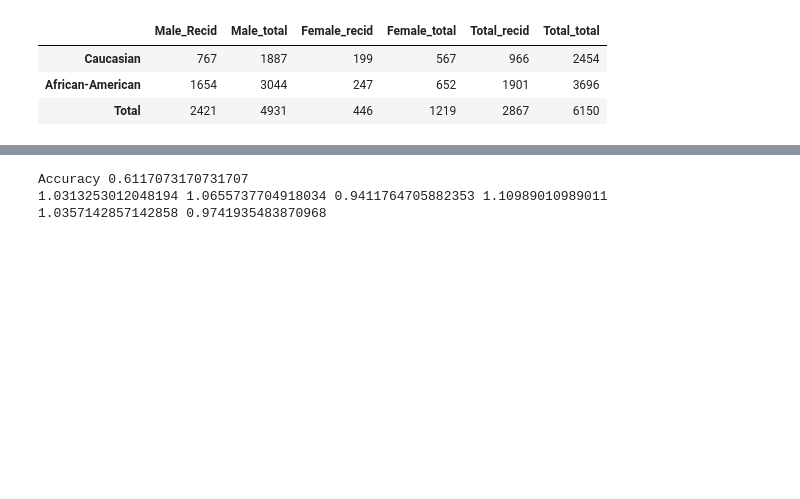
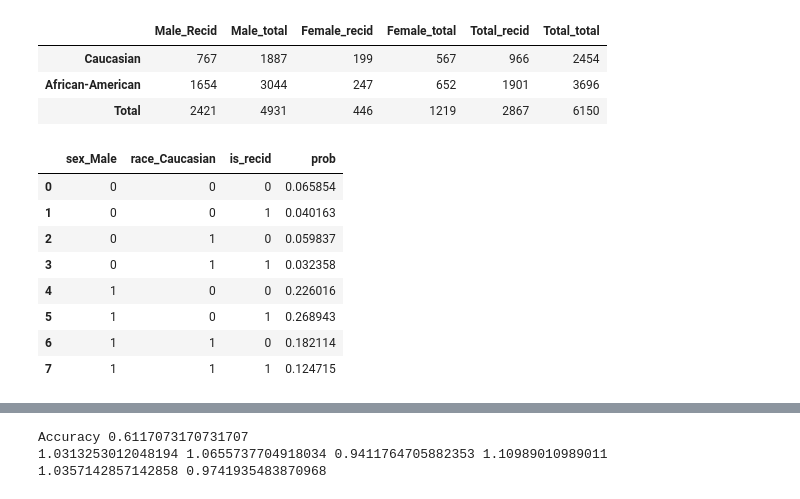
Before and after one commit to llmlks/fairness-recidivism, a Jupyter notebook: Project3.ipynb, the cells around one changed output, grey strips where cells are left out. Cells and saved outputs as stored; diff of their text form; code cells hidden in the pictures; blank space fills up the shorter version.

```diff
--- a/Project3.ipynb
+++ b/Project3.ipynb
@@ -163,3 +163,18 @@ pd.DataFrame({'Male_Recid': [
 | Caucasian | 767 | 1887 | 199 | 567 | 966 | 2454 |
 | African-American | 1654 | 3044 | 247 | 652 | 1901 | 3696 |
 | Total | 2421 | 4931 | 446 | 1219 | 2867 | 6150 |
+# %%
+joint_probs = pred_df.assign(is_recid=response).groupby(
+    by=['sex_Male', 'race_Caucasian', 'is_recid']
+).size() / pred_df.assign(is_recid=response).shape[0]
+joint_probs.reset_index().rename(columns={0: 'prob'})
+# %% [output]
+|  | sex_Male | race_Caucasian | is_recid | prob |
+| 0 | 0 | 0 | 0 | 0.065854 |
+| 1 | 0 | 0 | 1 | 0.040163 |
+| 2 | 0 | 1 | 0 | 0.059837 |
+| 3 | 0 | 1 | 1 | 0.032358 |
+| 4 | 1 | 0 | 0 | 0.226016 |
+| 5 | 1 | 0 | 1 | 0.268943 |
+| 6 | 1 | 1 | 0 | 0.182114 |
+| 7 | 1 | 1 | 1 | 0.124715 |
```
Also changed, not shown: parts of 17 cells of this notebook, 5 other files.
